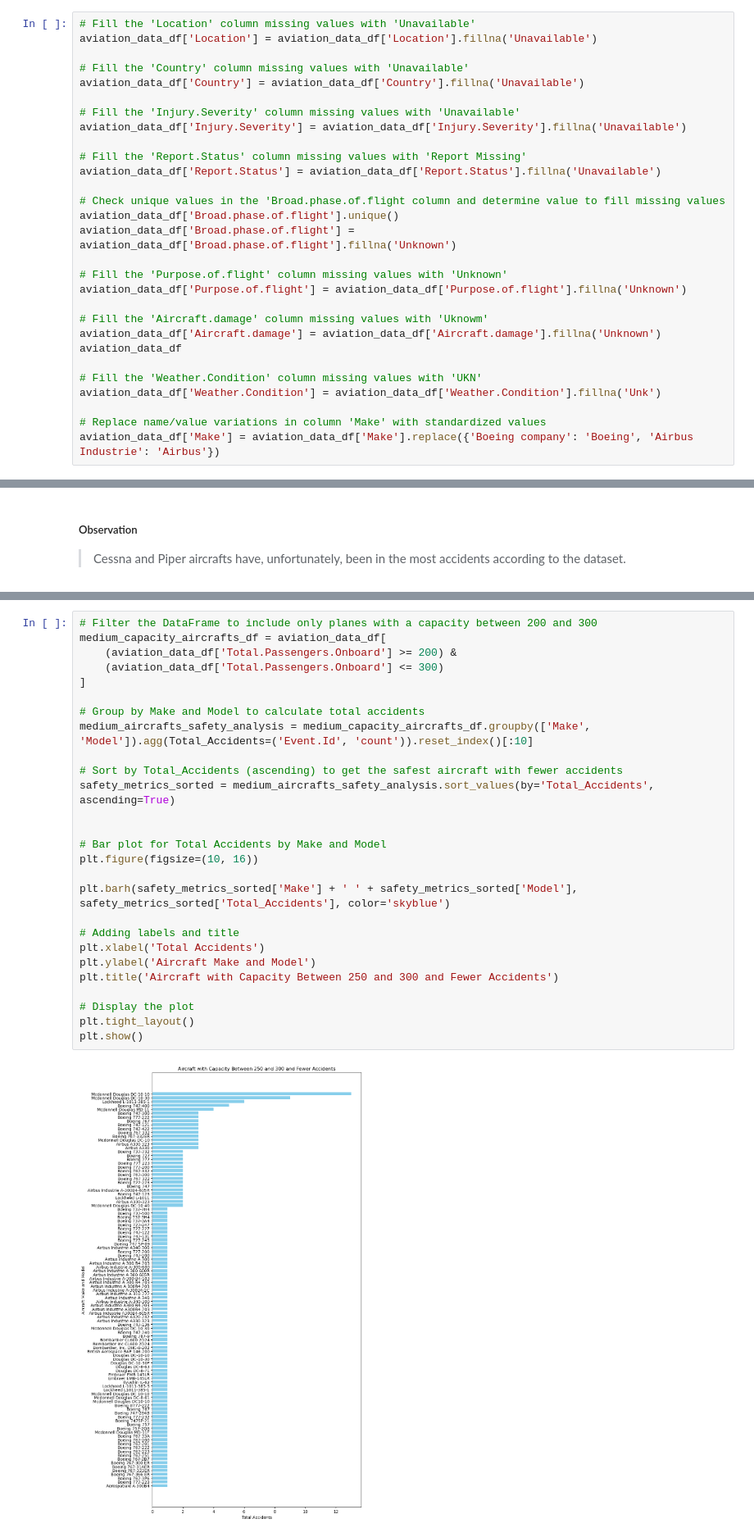
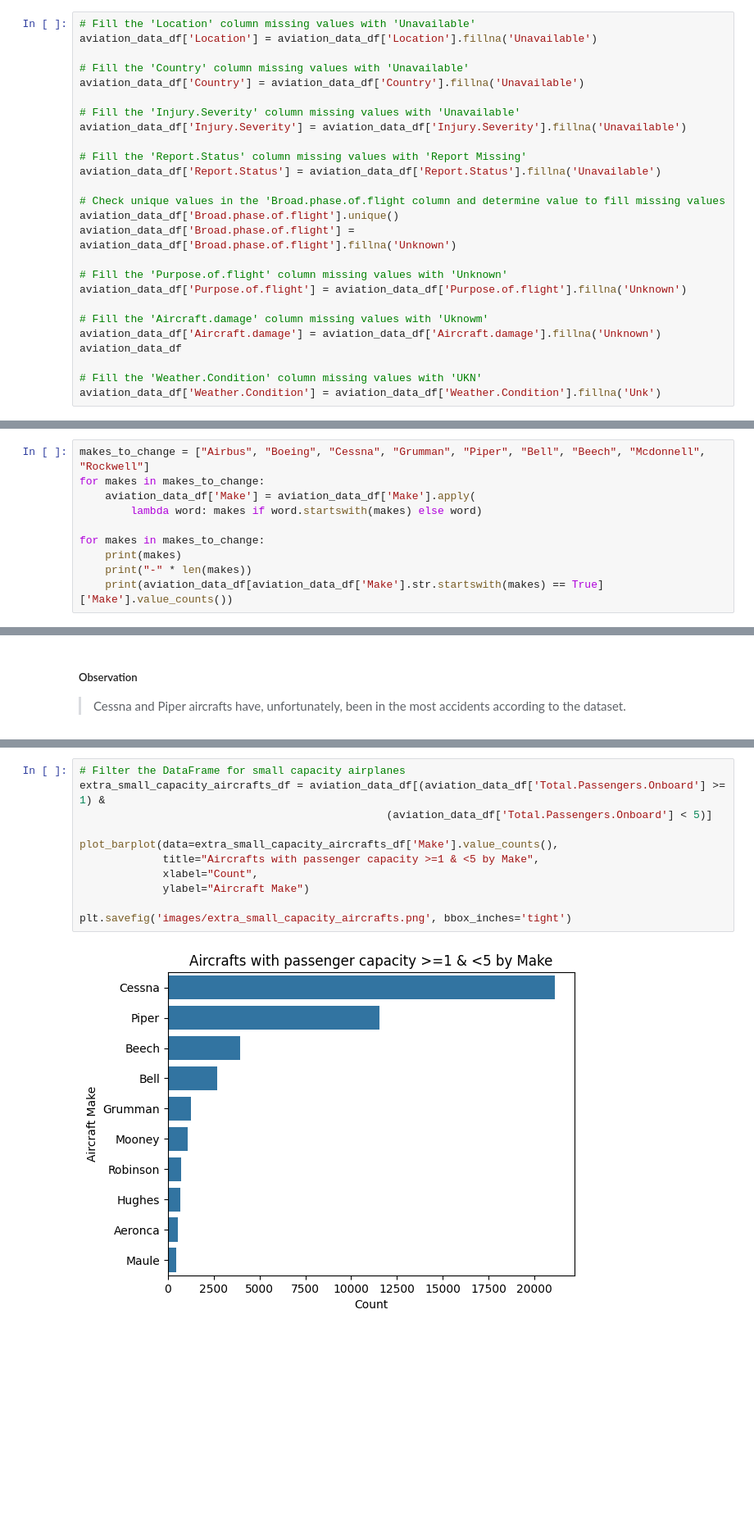
Before and after one commit to ntoitichristine/Phase_1_Project, a Jupyter notebook: phase_1_project_christinentoiti_updated.ipynb, the cells around one changed output, grey strips where cells are left out. Shown at 82% size. Drawn from its saved outputs; the diff is of its cells as text; blank space fills up the shorter version.

```diff
--- a/phase_1_project_christinentoiti_updated.ipynb
+++ b/phase_1_project_christinentoiti_updated.ipynb
@@ -425,7 +400,4 @@ aviation_data_df
 
 # Fill the 'Weather.Condition' column missing values with 'UKN'
 aviation_data_df['Weather.Condition'] = aviation_data_df['Weather.Condition'].fillna('Unk')
-
-# Replace name/value variations in column 'Make' with standardized values
-aviation_data_df['Make'] = aviation_data_df['Make'].replace({'Boeing company': 'Boeing', 'Airbus Industrie': 'Airbus'})
 # %%
@@ -456,3 +428,13 @@ aviation_data_df.head()
 # %%
 # Cleaning the Make Column
 aviation_data_df['Make'] = aviation_data_df['Make'].apply(lambda x: x.title())
+# %%
+makes_to_change = ["Airbus", "Boeing", "Cessna", "Grumman", "Piper", "Bell", "Beech", "Mcdonnell", "Rockwell"]
+for makes in makes_to_change:
+    aviation_data_df['Make'] = aviation_data_df['Make'].apply(
+        lambda word: makes if word.startswith(makes) else word)
+
+for makes in makes_to_change:
+    print(makes)
+    print("-" * len(makes))
+    print(aviation_data_df[aviation_data_df['Make'].str.startswith(makes) == True]['Make'].value_counts())
@@ -780,29 +695,13 @@ plt.show()
 # %%
-# Filter the DataFrame to include only planes with a capacity between 200 and 300
-medium_capacity_aircrafts_df = aviation_data_df[
-    (aviation_data_df['Total.Passengers.Onboard'] >= 200) &
-    (aviation_data_df['Total.Passengers.Onboard'] <= 300)
-]
+# Filter the DataFrame for small capacity airplanes
+extra_small_capacity_aircrafts_df = aviation_data_df[(aviation_data_df['Total.Passengers.Onboard'] >= 1) &
+                                                (aviation_data_df['Total.Passengers.Onboard'] < 5)]
 
-# Group by Make and Model to calculate total accidents
-medium_aircrafts_safety_analysis = medium_capacity_aircrafts_df.groupby(['Make', 'Model']).agg(Total_Accidents=('Event.Id', 'count')).reset_index()[:10]
+plot_barplot(data=extra_small_capacity_aircrafts_df['Make'].value_counts(),
+             title="Aircrafts with passenger capacity >=1 & <5 by Make",
+             xlabel="Count",
+             ylabel="Aircraft Make")
 
-# Sort by Total_Accidents (ascending) to get the safest aircraft with fewer accidents
-safety_metrics_sorted = medium_aircrafts_safety_analysis.sort_values(by='Total_Accidents', ascending=True)
-
-
-# Bar plot for Total Accidents by Make and Model
-plt.figure(figsize=(10, 16))
-
-plt.barh(safety_metrics_sorted['Make'] + ' ' + safety_metrics_sorted['Model'], safety_metrics_sorted['Total_Accidents'], color='skyblue')
-
-# Adding labels and title
-plt.xlabel('Total Accidents')
-plt.ylabel('Aircraft Make and Model')
-plt.title('Aircraft with Capacity Between 250 and 300 and Fewer Accidents')
-
-# Display the plot
-plt.tight_layout()
-plt.show()
+plt.savefig('images/extra_small_capacity_aircrafts.png', bbox_inches='tight')
 # %% [output]
-[figure, old version]
+[figure, new version]
```
Also changed, not shown: parts of 58 cells of this notebook, 12 other files.
